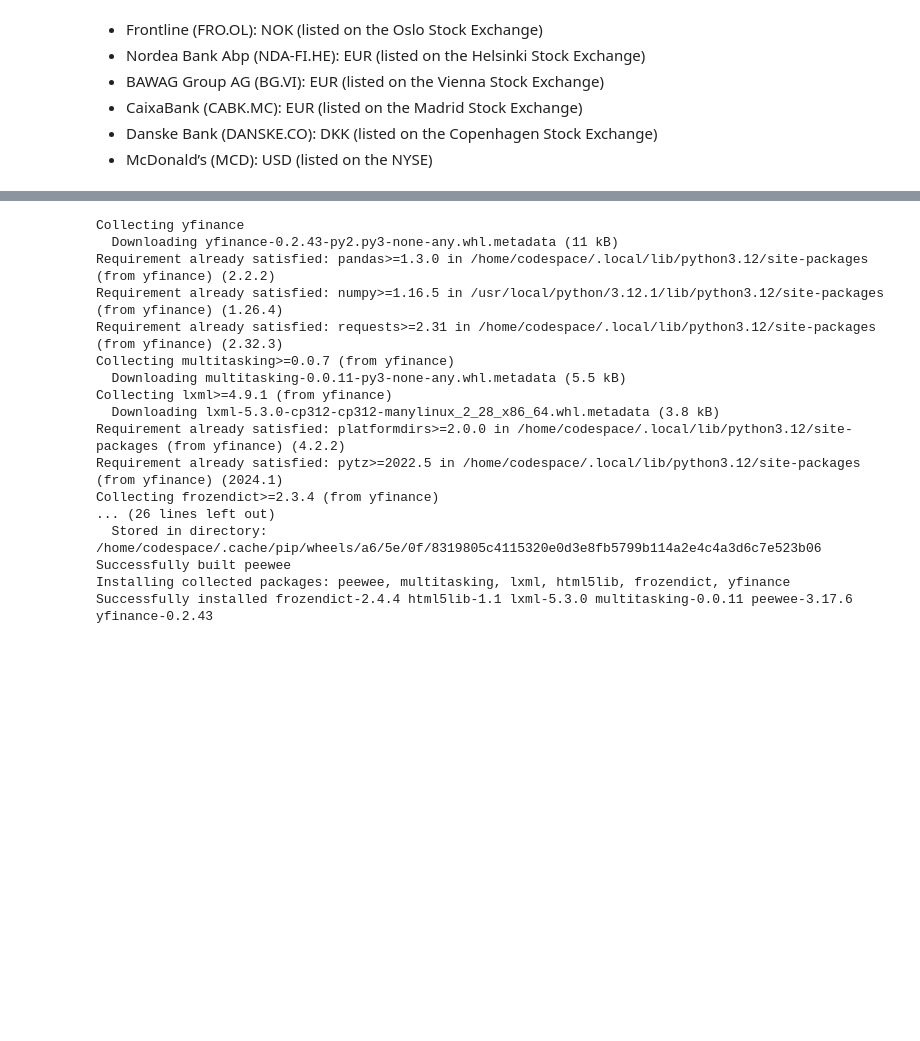
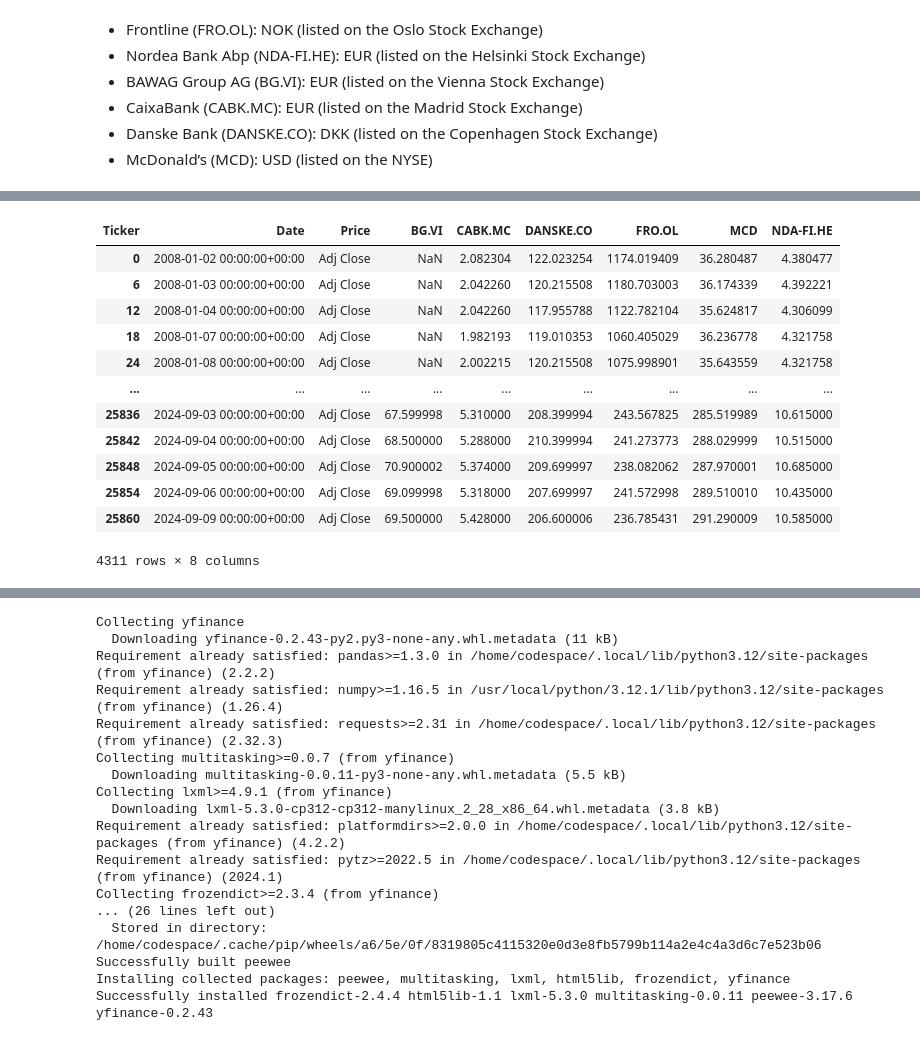
Before and after one commit to plexion/ModernPortfolioTheory, a Jupyter notebook: ModernPortfolioTheory copy.ipynb, the cells around one changed output, grey strips where cells are left out. Saved outputs shown, nothing was run; the diff lists cells and outputs as text; code cells hidden in the pictures; blank space fills up the shorter version.

```diff
--- a/ModernPortfolioTheory copy.ipynb
+++ b/ModernPortfolioTheory copy.ipynb
@@ -128,0 +123,16 @@ Date
+# %%
+display(data_reset.query('Price == "Adj Close"'))
+# %% [output]
+| Ticker | Date | Price | BG.VI | CABK.MC | DANSKE.CO | FRO.OL | MCD | NDA-FI.HE |
+| 0 | 2008-01-02 00:00:00+00:00 | Adj Close | NaN | 2.082304 | 122.023254 | 1174.019409 | 36.280487 | 4.380477 |
+| 6 | 2008-01-03 00:00:00+00:00 | Adj Close | NaN | 2.042260 | 120.215508 | 1180.703003 | 36.174339 | 4.392221 |
+| 12 | 2008-01-04 00:00:00+00:00 | Adj Close | NaN | 2.042260 | 117.955788 | 1122.782104 | 35.624817 | 4.306099 |
+| 18 | 2008-01-07 00:00:00+00:00 | Adj Close | NaN | 1.982193 | 119.010353 | 1060.405029 | 36.236778 | 4.321758 |
+| 24 | 2008-01-08 00:00:00+00:00 | Adj Close | NaN | 2.002215 | 120.215508 | 1075.998901 | 35.643559 | 4.321758 |
+| ... | ... | ... | ... | ... | ... | ... | ... | ... |
+| 25836 | 2024-09-03 00:00:00+00:00 | Adj Close | 67.599998 | 5.310000 | 208.399994 | 243.567825 | 285.519989 | 10.615000 |
+| 25842 | 2024-09-04 00:00:00+00:00 | Adj Close | 68.500000 | 5.288000 | 210.399994 | 241.273773 | 288.029999 | 10.515000 |
+| 25848 | 2024-09-05 00:00:00+00:00 | Adj Close | 70.900002 | 5.374000 | 209.699997 | 238.082062 | 287.970001 | 10.685000 |
+| 25854 | 2024-09-06 00:00:00+00:00 | Adj Close | 69.099998 | 5.318000 | 207.699997 | 241.572998 | 289.510010 | 10.435000 |
+| 25860 | 2024-09-09 00:00:00+00:00 | Adj Close | 69.500000 | 5.428000 | 206.600006 | 236.785431 | 291.290009 | 10.585000 |
+4311 rows × 8 columns
```
Also changed, not shown: parts of 6 cells of this notebook.
